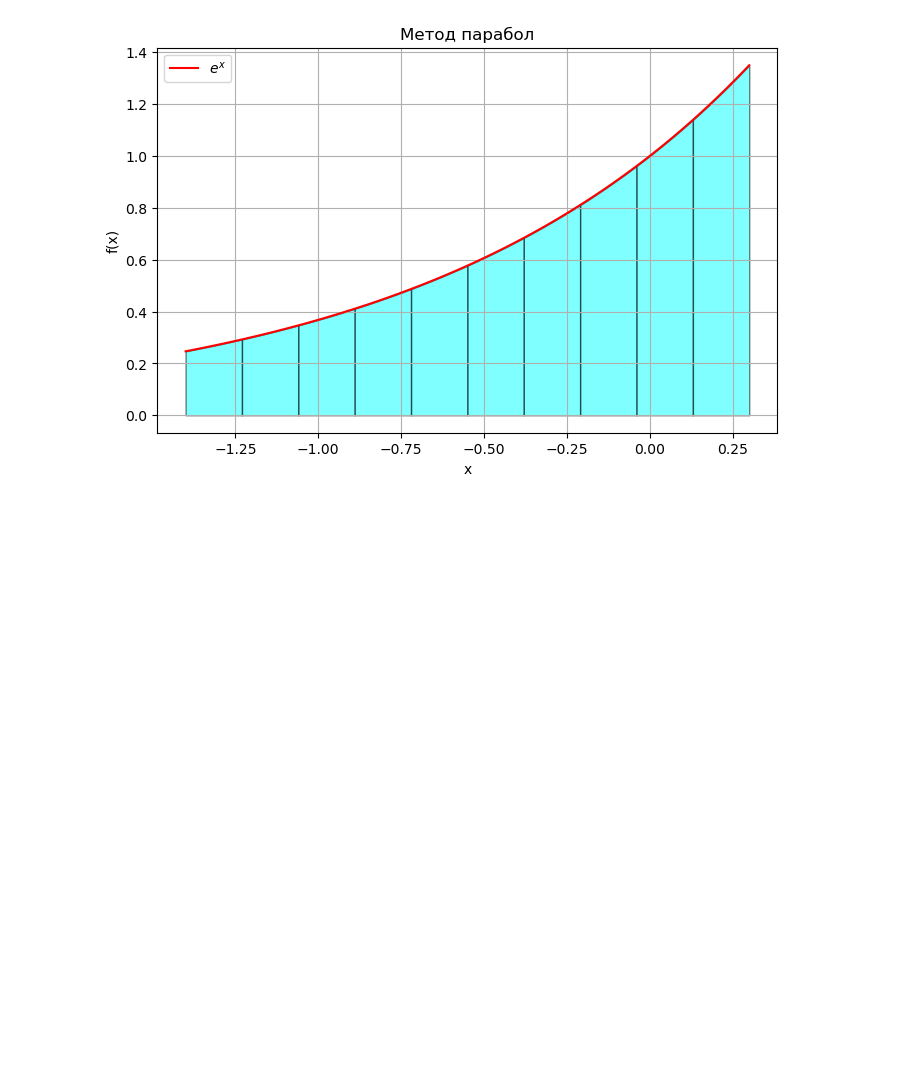
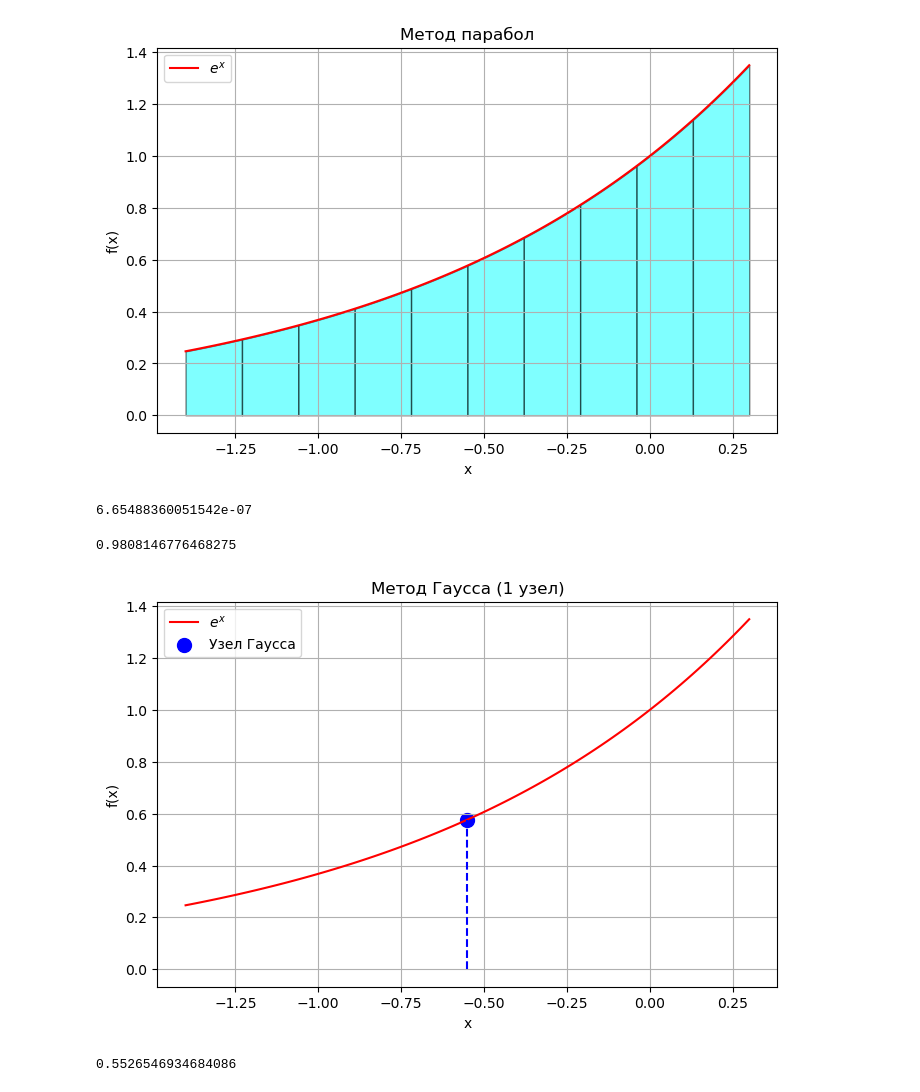
Before and after one commit to AlexAredov/TOK, a Jupyter notebook: TOK3.ipynb, the cells around one changed output. Drawn from its saved outputs; the diff is of its cells as text; code cells hidden in the pictures; blank space fills up the shorter version.

```diff
--- a/TOK3.ipynb
+++ b/TOK3.ipynb
@@ -284,3 +274,70 @@ plt.show()
 # %% [output]
 1.1032621633091757
 [figure]
+# %%
+# Вычисление погрешности для метода Симпсона (метод парабол)
+
+# Четвертая производная функции f(x) = e^x
+def f_fourth_prime(x):
+    return math.exp(x)  # Четвертая производная e^x остается e^x
+
+# Максимальное значение четвертой производной на [a, b]
+max_f_fourth_prime = max(f_fourth_prime(a), f_fourth_prime(b))
+
+# Вычисление погрешности по формуле
+Err_simpson = (max_f_fourth_prime * (b - a)**5) / (2880 * n**4)
+
+# Вывод значения погрешности
+Err_simpson
+# %% [output]
+6.65488360051542e-07
+# %%
+# Метод Гаусса для 1 узла
+
+# Узел и вес для n=1
+x_gauss_1 = 0 #корни полиномов Лежандра
+w_gauss_1 = 2 #выбираются так, чтобы метод был точным для многочленов до 2n−1 степени
+#оба эти параметра табличные значения
+
+# Перенос узла на отрезок [a, b], так как изначально Гаусс раюотает на [-1,1]
+x_mapped = (b - a) / 2 * x_gauss_1 + (a + b) / 2
+
+# Вычисление интеграла
+I_gauss_1 = (b - a) * f(x_mapped)
+print(I_gauss_1)
+
+# График
+plt.figure(figsize=(8, 5))
+plt.plot(x_plot, y_plot, 'r-', label=r'$e^x$')  # График функции
+
+# Отображение узла
+plt.scatter(x_mapped, f(x_mapped), color='blue', s=100, label='Узел Гаусса')
+
+# Вертикальная линия к узлу
+plt.vlines(x_mapped, 0, f(x_mapped), colors='blue', linestyles='dashed')
+
+plt.xlabel('x')
+plt.ylabel('f(x)')
+plt.title('Метод Гаусса (1 узел)')
+plt.legend()
+plt.grid()
+plt.show()
+# %% [output]
+0.9808146776468275
+[figure, added]
+# %%
+# Вычисление погрешности метода Гаусса с 1 узлом
+# В методе Гаусса с 1 узлом погрешность оценивается как max(f''(ξ)) * (b-a)^3/12
+
+# Вторая производная функции f(x) = e^x
+def f_double_prime(x):
+    return math.exp(x)
+
+# Максимальное значение второй производной на [a, b]
+max_f_double_prime_gauss = max(f_double_prime(a), f_double_prime(b))
+
+# Формула погрешности для 1 узла
+Err_gauss_1 = ((b - a)**3 / 12) * max_f_double_prime_gauss
+Err_gauss_1
+# %% [output]
+0.5526546934684086
```
Also changed, not shown: parts of 7 cells of this notebook.
